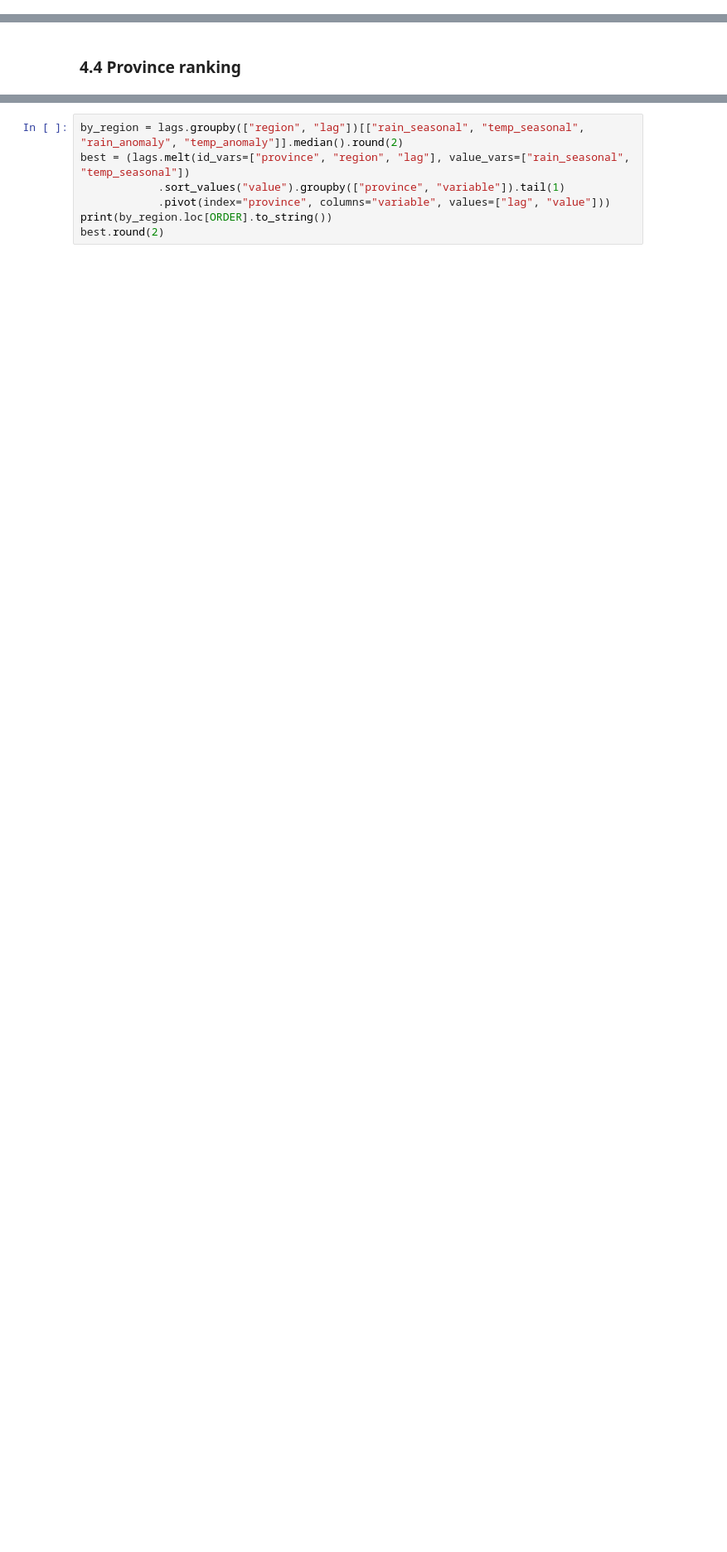
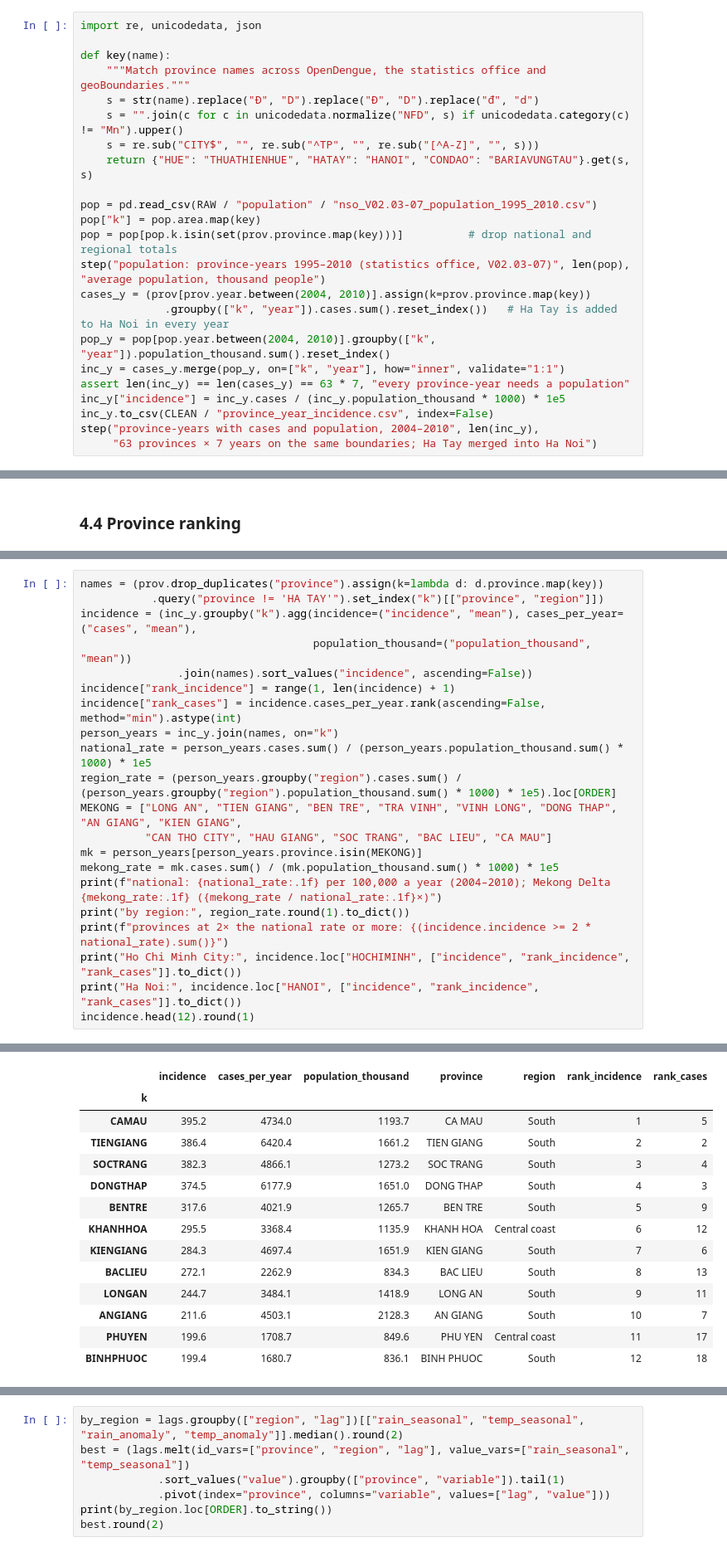
Before and after one commit to Thu-Ha-Vault/dengue-vietnam-case-study, a Jupyter notebook: notebooks/analysis.ipynb, the cells around one changed output, grey strips where cells are left out. Shown at 83% size. Saved outputs shown, nothing was run; the diff lists cells and outputs as text; blank space fills up the shorter version.

```diff
--- a/notebooks/analysis.ipynb
+++ b/notebooks/analysis.ipynb
@@ -238,3 +238,26 @@ source
 annual figure       41
 sum of 12 months    15
 sum of 52 weeks      1
+# %%
+import re, unicodedata, json
+
+def key(name):
+    """Match province names across OpenDengue, the statistics office and geoBoundaries."""
+    s = str(name).replace("Ð", "D").replace("Đ", "D").replace("đ", "d")
+    s = "".join(c for c in unicodedata.normalize("NFD", s) if unicodedata.category(c) != "Mn").upper()
+    s = re.sub("CITY$", "", re.sub("^TP", "", re.sub("[^A-Z]", "", s)))
+    return {"HUE": "THUATHIENHUE", "HATAY": "HANOI", "CONDAO": "BARIAVUNGTAU"}.get(s, s)
+
+pop = pd.read_csv(RAW / "population" / "nso_V02.03-07_population_1995_2010.csv")
+pop["k"] = pop.area.map(key)
+pop = pop[pop.k.isin(set(prov.province.map(key)))]          # drop national and regional totals
+step("population: province-years 1995–2010 (statistics office, V02.03-07)", len(pop), "average population, thousand people")
+cases_y = (prov[prov.year.between(2004, 2010)].assign(k=prov.province.map(key))
+             .groupby(["k", "year"]).cases.sum().reset_index())   # Ha Tay is added to Ha Noi in every year
+pop_y = pop[pop.year.between(2004, 2010)].groupby(["k", "year"]).population_thousand.sum().reset_index()
+inc_y = cases_y.merge(pop_y, on=["k", "year"], how="inner", validate="1:1")
+assert len(inc_y) == len(cases_y) == 63 * 7, "every province-year needs a population"
+inc_y["incidence"] = inc_y.cases / (inc_y.population_thousand * 1000) * 1e5
+inc_y.to_csv(CLEAN / "province_year_incidence.csv", index=False)
+step("province-years with cases and population, 2004–2010", len(inc_y),
+     "63 provinces × 7 years on the same boundaries; Ha Tay merged into Ha Noi")
@@ -367,0 +399,22 @@ top 10 provinces: 53.6% of all cases 1995–2010; 9 of them in the South
+# %%
+names = (prov.drop_duplicates("province").assign(k=lambda d: d.province.map(key))
+           .query("province != 'HA TAY'").set_index("k")[["province", "region"]])
+incidence = (inc_y.groupby("k").agg(incidence=("incidence", "mean"), cases_per_year=("cases", "mean"),
+                                    population_thousand=("population_thousand", "mean"))
+               .join(names).sort_values("incidence", ascending=False))
+incidence["rank_incidence"] = range(1, len(incidence) + 1)
+incidence["rank_cases"] = incidence.cases_per_year.rank(ascending=False, method="min").astype(int)
+person_years = inc_y.join(names, on="k")
+national_rate = person_years.cases.sum() / (person_years.population_thousand.sum() * 1000) * 1e5
+region_rate = (person_years.groupby("region").cases.sum() / (person_years.groupby("region").population_thousand.sum() * 1000) * 1e5).loc[ORDER]
+MEKONG = ["LONG AN", "TIEN GIANG", "BEN TRE", "TRA VINH", "VINH LONG", "DONG THAP", "AN GIANG", "KIEN GIANG",
+          "CAN THO CITY", "HAU GIANG", "SOC TRANG", "BAC LIEU", "CA MAU"]
+mk = person_years[person_years.province.isin(MEKONG)]
+mekong_rate = mk.cases.sum() / (mk.population_thousand.sum() * 1000) * 1e5
+print(f"national: {national_rate:.1f} per 100,000 a year (2004–2010); Mekong Delta {mekong_rate:.1f} ({mekong_rate / national_rate:.1f}×)")
+print("by region:", region_rate.round(1).to_dict())
+print(f"provinces at 2× the national rate or more: {(incidence.incidence >= 2 * national_rate).sum()}")
+print("Ho Chi Minh City:", incidence.loc["HOCHIMINH", ["incidence", "rank_incidence", "rank_cases"]].to_dict())
+print("Ha Noi:", incidence.loc["HANOI", ["incidence", "rank_incidence", "rank_cases"]].to_dict())
+incidence.head(12).round(1)
+# %% [output]
@@ -368 +426,15 @@ top 10 provinces: 53.6% of all cases 1995–2010; 9 of them in the South
+|  | incidence | cases_per_year | population_thousand | province | region | rank_incidence | rank_cases |
+| k |  |  |  |  |  |  |  |
+| CAMAU | 395.2 | 4734.0 | 1193.7 | CA MAU | South | 1 | 5 |
+| TIENGIANG | 386.4 | 6420.4 | 1661.2 | TIEN GIANG | South | 2 | 2 |
+| SOCTRANG | 382.3 | 4866.1 | 1273.2 | SOC TRANG | South | 3 | 4 |
+| DONGTHAP | 374.5 | 6177.9 | 1651.0 | DONG THAP | South | 4 | 3 |
+| BENTRE | 317.6 | 4021.9 | 1265.7 | BEN TRE | South | 5 | 9 |
+| KHANHHOA | 295.5 | 3368.4 | 1135.9 | KHANH HOA | Central coast | 6 | 12 |
+| KIENGIANG | 284.3 | 4697.4 | 1651.9 | KIEN GIANG | South | 7 | 6 |
+| BACLIEU | 272.1 | 2262.9 | 834.3 | BAC LIEU | South | 8 | 13 |
+| LONGAN | 244.7 | 3484.1 | 1418.9 | LONG AN | South | 9 | 11 |
+| ANGIANG | 211.6 | 4503.1 | 2128.3 | AN GIANG | South | 10 | 7 |
+| PHUYEN | 199.6 | 1708.7 | 849.6 | PHU YEN | Central coast | 11 | 17 |
+| BINHPHUOC | 199.4 | 1680.7 | 836.1 | BINH PHUOC | South | 12 | 18 |
 # %% [markdown]
```
Also changed, not shown: parts of 10 cells of this notebook, 7 other files.
